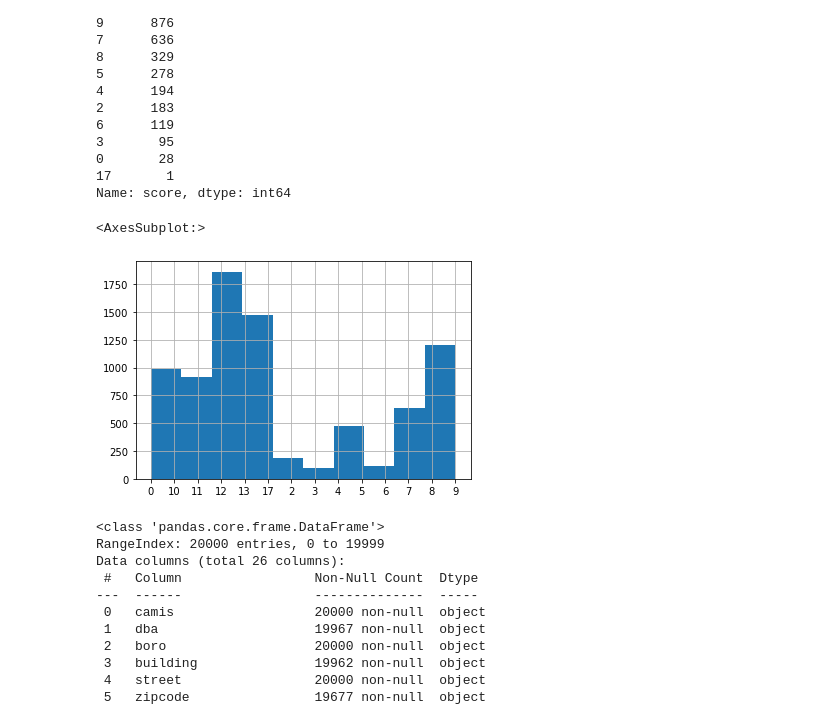
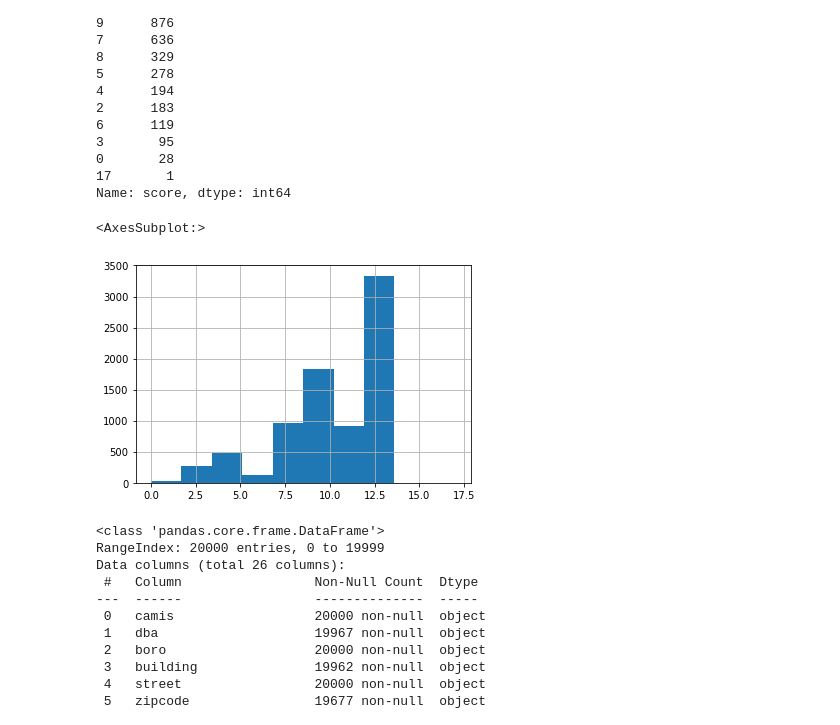
Before and after one commit to CBanalyst10/NYCrestaurantsAnalysis, a Jupyter notebook: a02_DOHMH_RestaurantRatingAnalysis.ipynb, the cells around one changed output. Saved outputs shown, nothing was run; the diff lists cells and outputs as text; code cells hidden in the pictures.

```diff
--- a/a02_DOHMH_RestaurantRatingAnalysis.ipynb
+++ b/a02_DOHMH_RestaurantRatingAnalysis.ipynb
@@ -492,10 +532,10 @@ restdata[restdata['grade']=='A']['score'].value_counts()
 17       1
 Name: score, dtype: int64
 # %%
-restdata[restdata['grade']=='A']['score'].sort_values().hist()
+restdata[restdata['grade']=='A']['score'].astype(int).sort_values().hist()
 # %% [output]
 <AxesSubplot:>
-[figure, old version]
+[figure, new version]
 # %%
 restdata.info()
 # %% [output]
```
Also changed, not shown: parts of 25 cells of this notebook.
